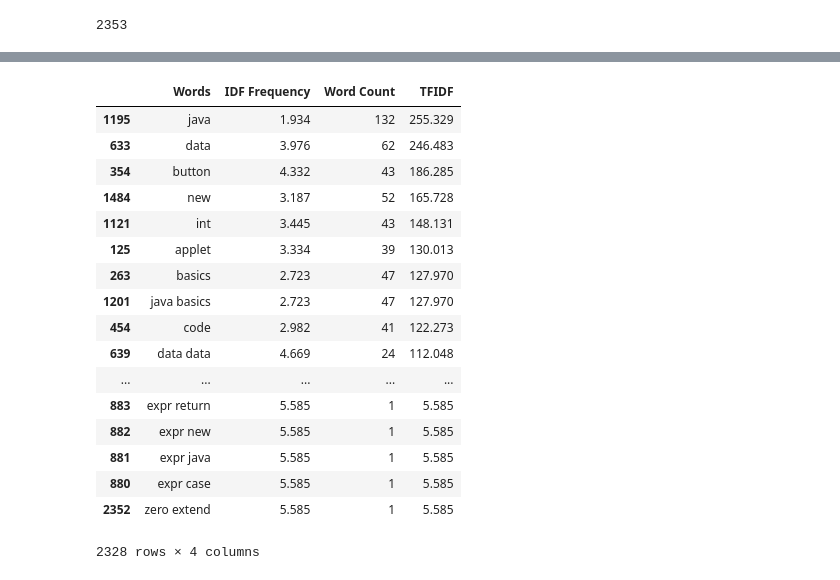
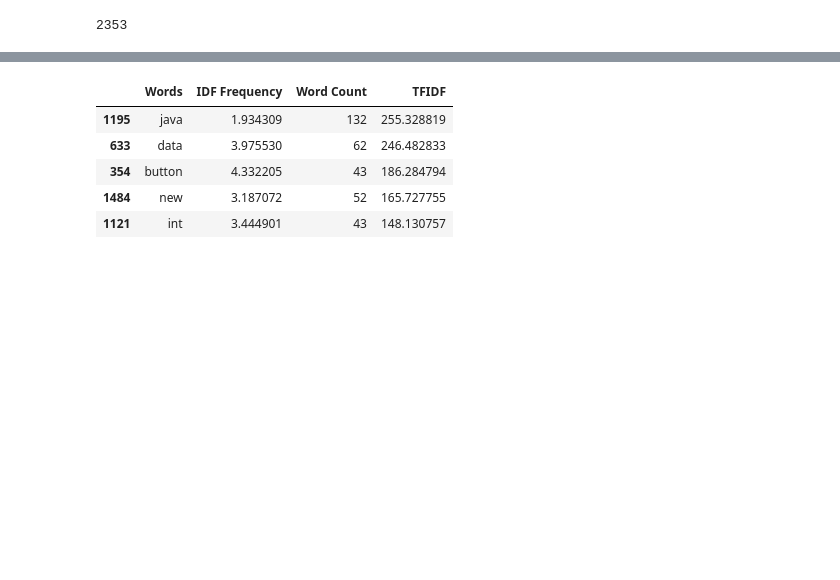
Before and after one commit to tanmaypandey7/Java-e-Book-NLP-Analysis, a Jupyter notebook: Assignment_NLP.ipynb, the cells around one changed output, grey strips where cells are left out. Saved outputs shown, nothing was run; the diff lists cells and outputs as text; code cells hidden in the pictures; blank space fills up the shorter version.

```diff
--- a/Assignment_NLP.ipynb
+++ b/Assignment_NLP.ipynb
@@ -157,24 +144,12 @@ df.sort_values(['TFIDF'],ascending=False,inplace=True)
 # %%
 #Removing some numeric values
 df=df[pd.to_numeric(df['Words'], errors='coerce').isnull()]
-df
+df.head()
 # %% [output]
 |  | Words | IDF Frequency | Word Count | TFIDF |
-| 1195 | java | 1.934 | 132 | 255.329 |
-| 633 | data | 3.976 | 62 | 246.483 |
-| 354 | button | 4.332 | 43 | 186.285 |
-| 1484 | new | 3.187 | 52 | 165.728 |
-| 1121 | int | 3.445 | 43 | 148.131 |
-| 125 | applet | 3.334 | 39 | 130.013 |
-| 263 | basics | 2.723 | 47 | 127.970 |
-| 1201 | java basics | 2.723 | 47 | 127.970 |
-| 454 | code | 2.982 | 41 | 122.273 |
-| 639 | data data | 4.669 | 24 | 112.048 |
-| ... | ... | ... | ... | ... |
-| 883 | expr return | 5.585 | 1 | 5.585 |
-| 882 | expr new | 5.585 | 1 | 5.585 |
-| 881 | expr java | 5.585 | 1 | 5.585 |
-| 880 | expr case | 5.585 | 1 | 5.585 |
-| 2352 | zero extend | 5.585 | 1 | 5.585 |
+| 1195 | java | 1.934309 | 132 | 255.328819 |
+| 633 | data | 3.975530 | 62 | 246.482833 |
+| 354 | button | 4.332205 | 43 | 186.284794 |
+| 1484 | new | 3.187072 | 52 | 165.727755 |
+| 1121 | int | 3.444901 | 43 | 148.130757 |
-2328 rows × 4 columns
 # %%
```
Also changed, not shown: parts of 6 cells of this notebook.
